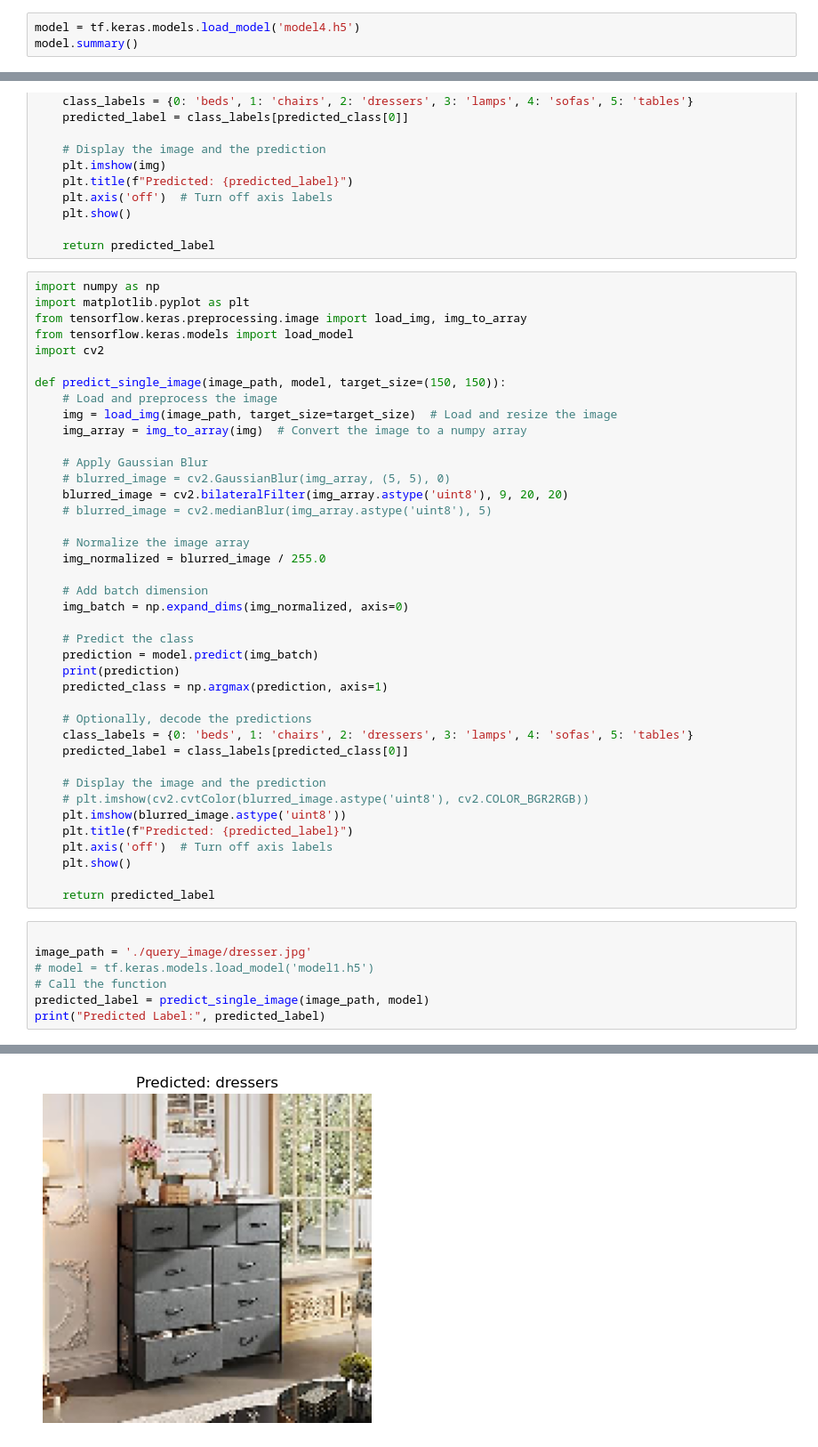
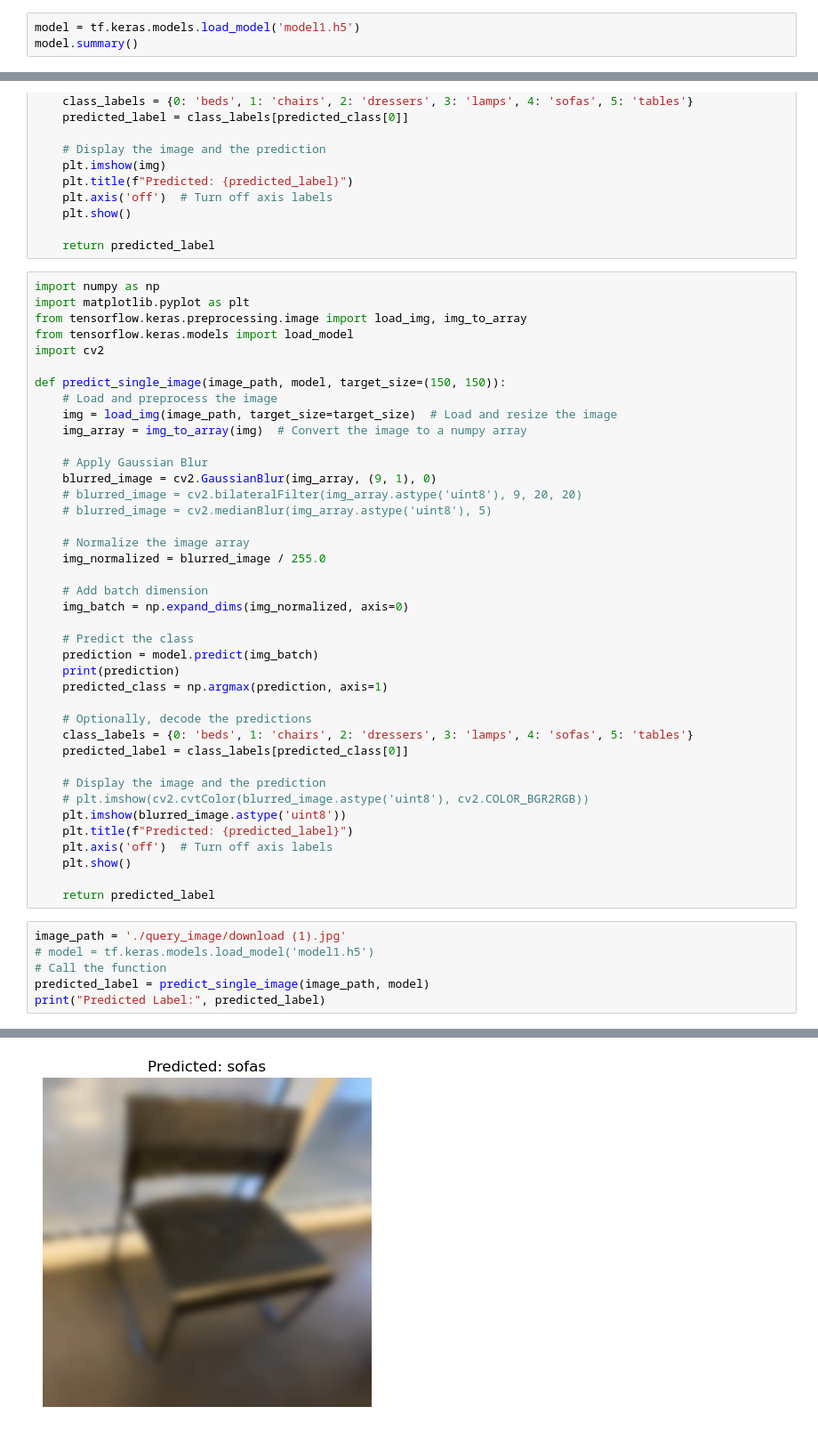
Before and after one commit to kaito274/COSC2753---Assignment2, a Jupyter notebook: Task1_CNN.ipynb, the cells around one changed output, grey strips where cells are left out. Shown at 89% size. Saved outputs shown, nothing was run; the diff lists cells and outputs as text.

```diff
--- a/Task1_CNN.ipynb
+++ b/Task1_CNN.ipynb
@@ -453,6 +453,6 @@ plt.show()
 # %% [markdown]
 # Image Query
 # %%
-model = tf.keras.models.load_model('model4.h5')
+model = tf.keras.models.load_model('model1.h5')
 model.summary()
 # %% [output]
@@ -527,8 +527,8 @@ def predict_single_image(image_path, model, target_size=(150, 150)):
     img_array = img_to_array(img)  # Convert the image to a numpy array
 
     # Apply Gaussian Blur
-    # blurred_image = cv2.GaussianBlur(img_array, (5, 5), 0)
-    blurred_image = cv2.bilateralFilter(img_array.astype('uint8'), 9, 20, 20)
+    blurred_image = cv2.GaussianBlur(img_array, (9, 1), 0)
+    # blurred_image = cv2.bilateralFilter(img_array.astype('uint8'), 9, 20, 20)
     # blurred_image = cv2.medianBlur(img_array.astype('uint8'), 5)
 
     # Normalize the image array
@@ -555,8 +555,7 @@ def predict_single_image(image_path, model, target_size=(150, 150)):
 
     return predicted_label
 # %%
-
-image_path = './query_image/dresser.jpg'
+image_path = './query_image/download (1).jpg'
 # model = tf.keras.models.load_model('model1.h5')
 # Call the function
 predicted_label = predict_single_image(image_path, model)
@@ -569 +567 @@ print("Predicted Label:", predicted_label)
-[figure, old version]
+[figure, new version]
```
Also changed, not shown: parts of 2 cells of this notebook, 1 other file.
